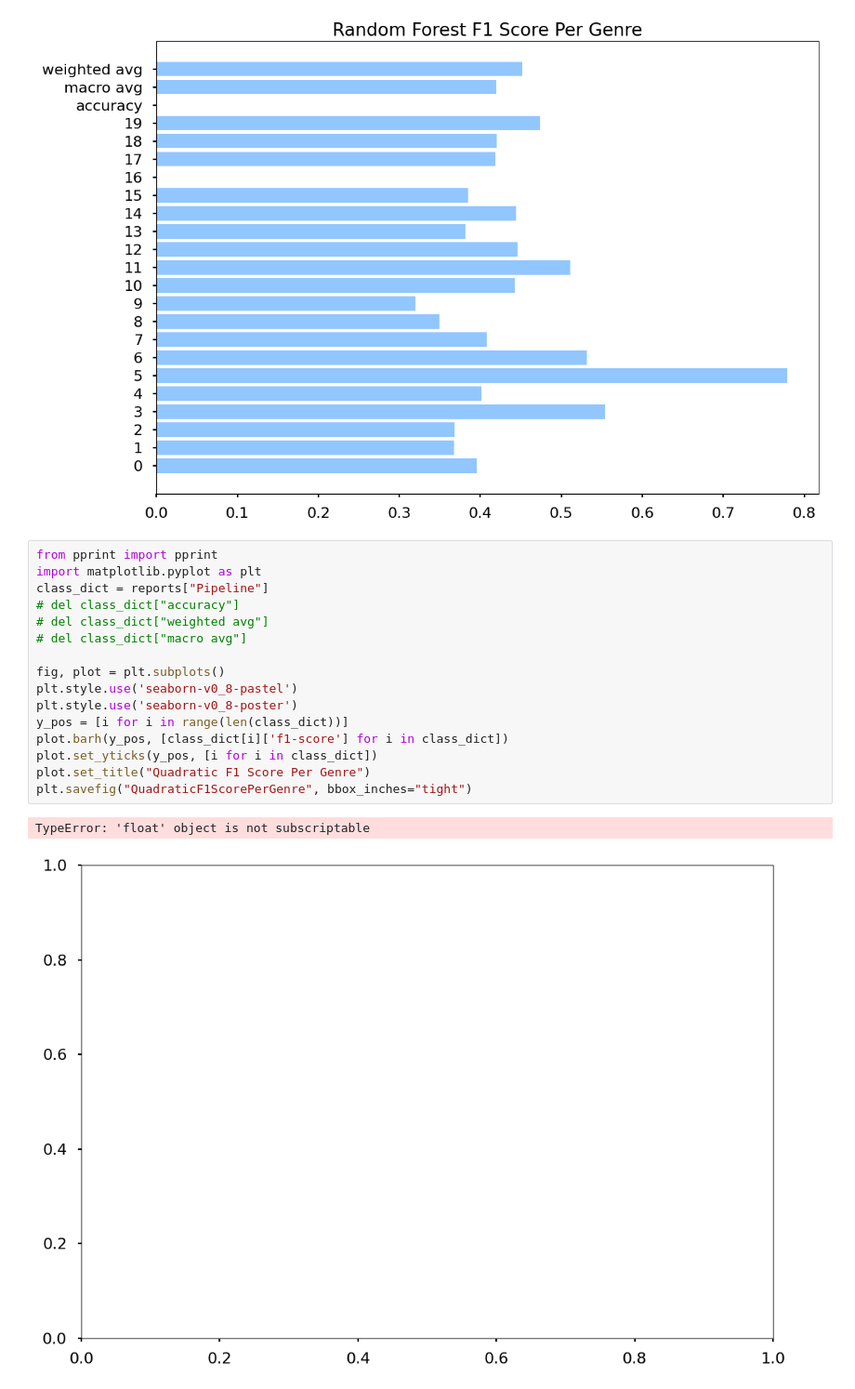
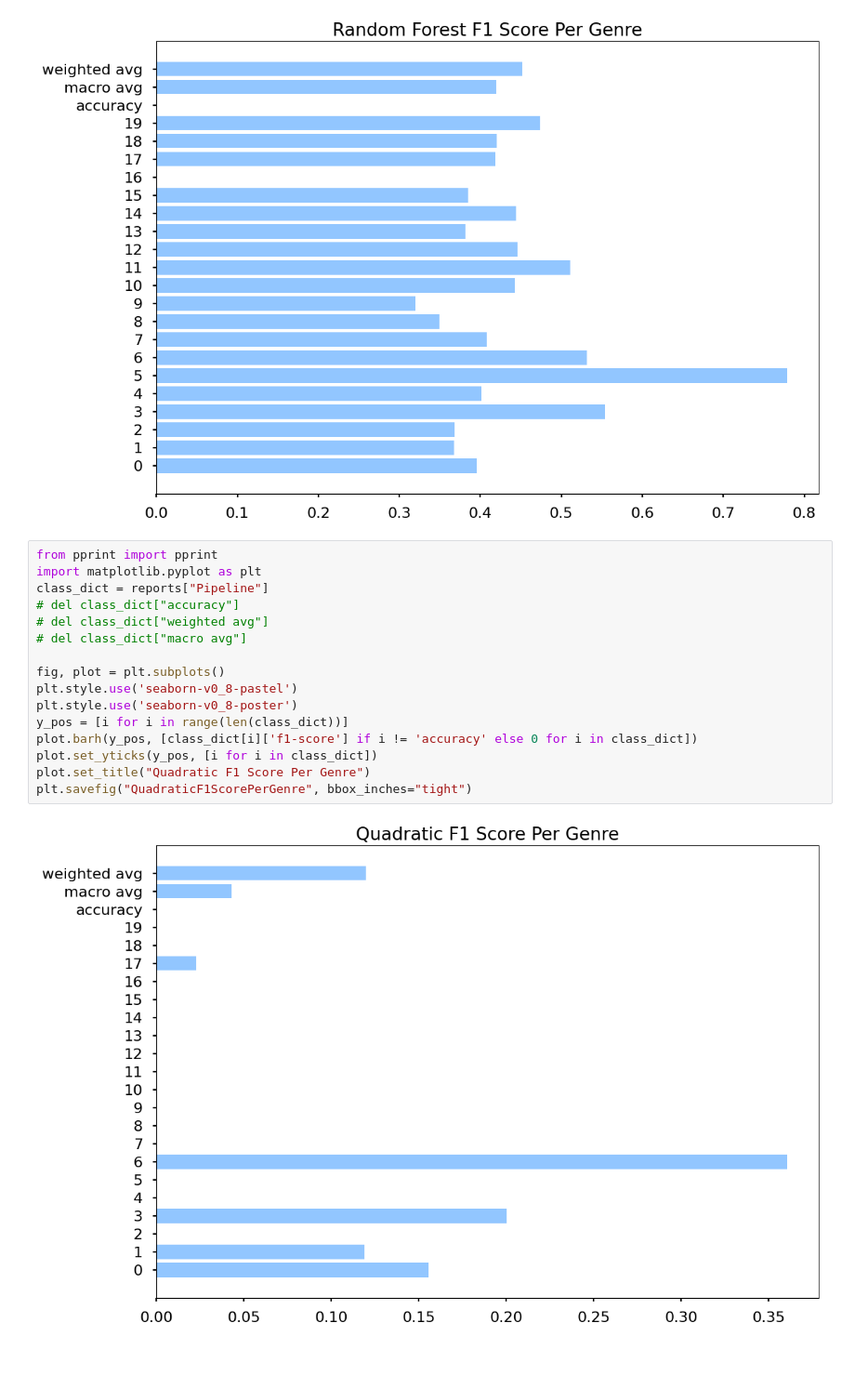
Before and after one commit to 44-566-Machine-Learning-S24/ml-s24-project-kcharris, a Jupyter notebook: Ensemble.ipynb, the cells around one changed output. Shown at 93% size. Saved outputs shown, nothing was run; the diff lists cells and outputs as text; blank space fills up the shorter version.

```diff
--- a/Ensemble.ipynb
+++ b/Ensemble.ipynb
@@ -200,19 +200,18 @@ plt.savefig("RadomForestF1ScorePerGenre", bbox_inches="tight")
 # %%
 from pprint import pprint
 import matplotlib.pyplot as plt
 class_dict = reports["Pipeline"]
 # del class_dict["accuracy"]
 # del class_dict["weighted avg"]
 # del class_dict["macro avg"]
 
 fig, plot = plt.subplots()
 plt.style.use('seaborn-v0_8-pastel')
 plt.style.use('seaborn-v0_8-poster')
 y_pos = [i for i in range(len(class_dict))]
-plot.barh(y_pos, [class_dict[i]['f1-score'] for i in class_dict])
+plot.barh(y_pos, [class_dict[i]['f1-score'] if i != 'accuracy' else 0 for i in class_dict])
 plot.set_yticks(y_pos, [i for i in class_dict])
 plot.set_title("Quadratic F1 Score Per Genre")
 plt.savefig("QuadraticF1ScorePerGenre", bbox_inches="tight")
 # %% [output]
-TypeError: 'float' object is not subscriptable
-[figure, old version]
+[figure, new version]
```
Also changed, not shown: parts of 2 cells of this notebook, 4 other files.
